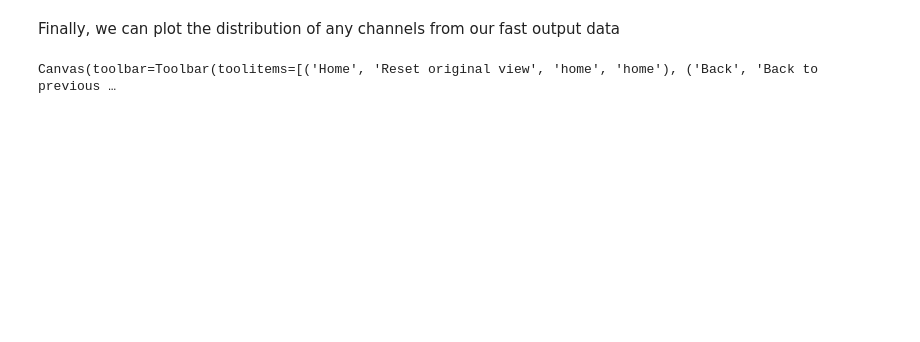
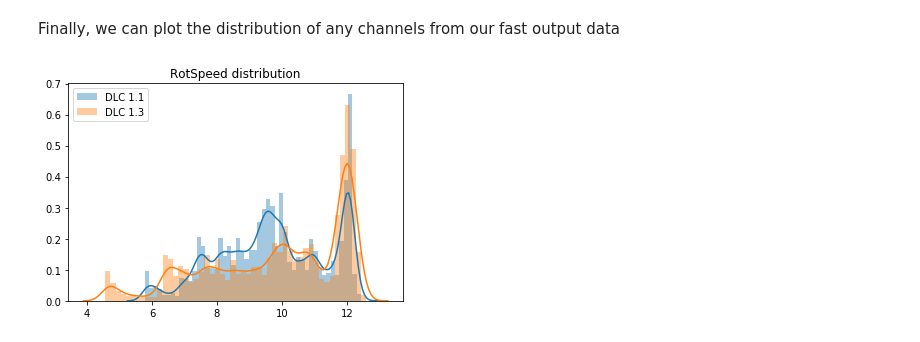
Before and after one commit to NREL/pCrunch, a Jupyter notebook: batch_processing.ipynb, the cells around one changed output. Saved outputs shown, nothing was run; the diff lists cells and outputs as text; code cells hidden in the pictures; blank space fills up the shorter version.

Commit message:
Update plots

```diff
--- a/batch_processing.ipynb
+++ b/batch_processing.ipynb
@@ -264,8 +264,8 @@ Finally, we can plot the distribution of any channels from our fast output data
 # %%
 an_plts = Analysis.wsPlotting()
 channels = ['RotSpeed']
 caseid = [0,1]
-aplt.distribution(fast_data, channels, caseid, names=['DLC 1.1', 'DLC 1.3'])
+an_plts.distribution(fast_data, channels, caseid, names=['DLC 1.1', 'DLC 1.3'])
 plt.show()
 # %% [output]
-Canvas(toolbar=Toolbar(toolitems=[('Home', 'Reset original view', 'home', 'home'), ('Back', 'Back to previous …
+[figure, added]
```
Also changed, not shown: parts of 6 cells of this notebook.
